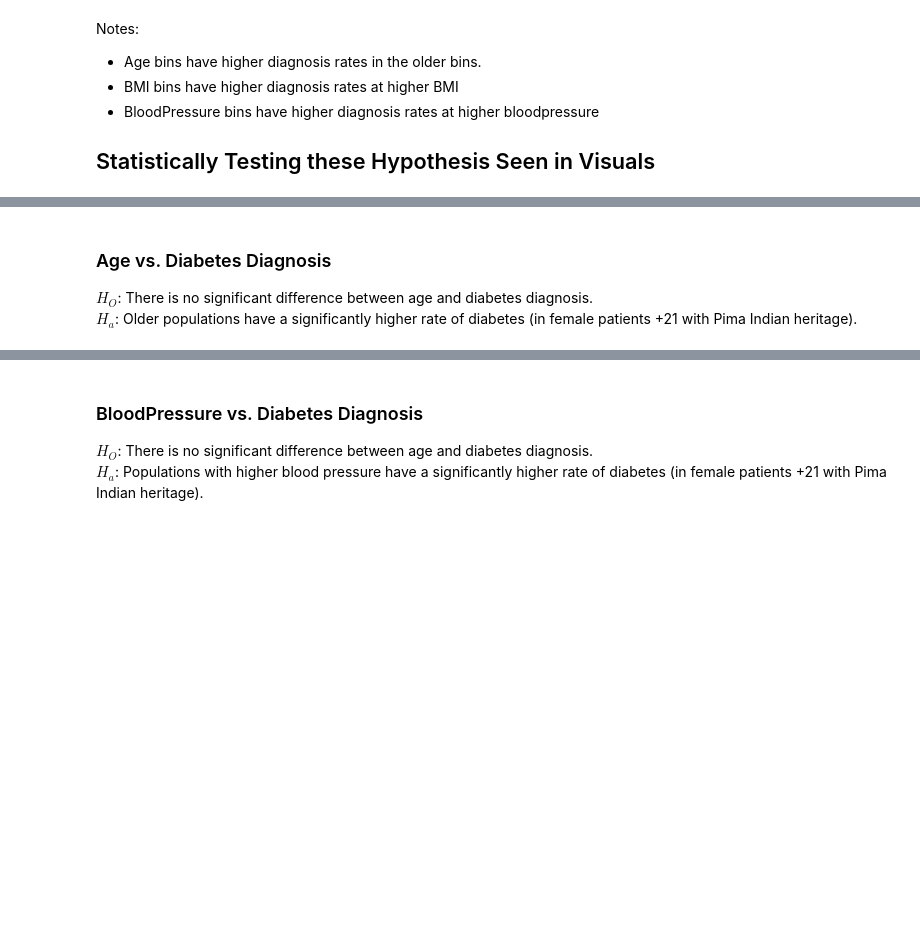
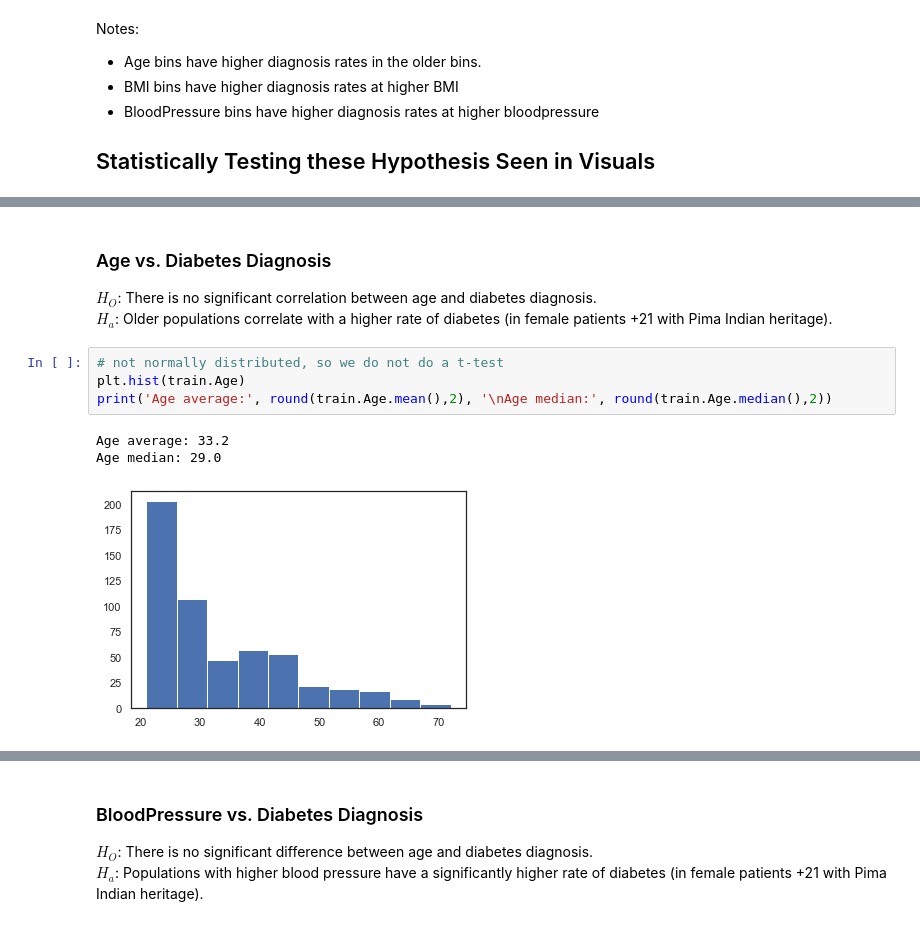
Before and after one commit to ThompsonBethany01/Predicting-Diabetes-Onset, a Jupyter notebook: Data_Analysis.ipynb, the cells around one changed output, grey strips where cells are left out. Cells and saved outputs as stored; diff of their text form; blank space fills up the shorter version.

```diff
--- a/Data_Analysis.ipynb
+++ b/Data_Analysis.ipynb
@@ -431,4 +447,12 @@ Notes:
 # %% [markdown]
 ### Age vs. Diabetes Diagnosis
-$H_O$: There is no significant difference between age and diabetes diagnosis.
-$H_a$: Older populations have a significantly higher rate of diabetes (in female patients +21 with Pima Indian heritage).
+$H_O$: There is no significant correlation between age and diabetes diagnosis.
+$H_a$: Older populations correlate with a higher rate of diabetes (in female patients +21 with Pima Indian heritage).
+# %%
+# not normally distributed, so we do not do a t-test
+plt.hist(train.Age)
+print('Age average:', round(train.Age.mean(),2), '\nAge median:', round(train.Age.median(),2))
+# %% [output]
+Age average: 33.2
+Age median: 29.0
+[figure, added]
```
Also changed, not shown: parts of 67 cells of this notebook.
